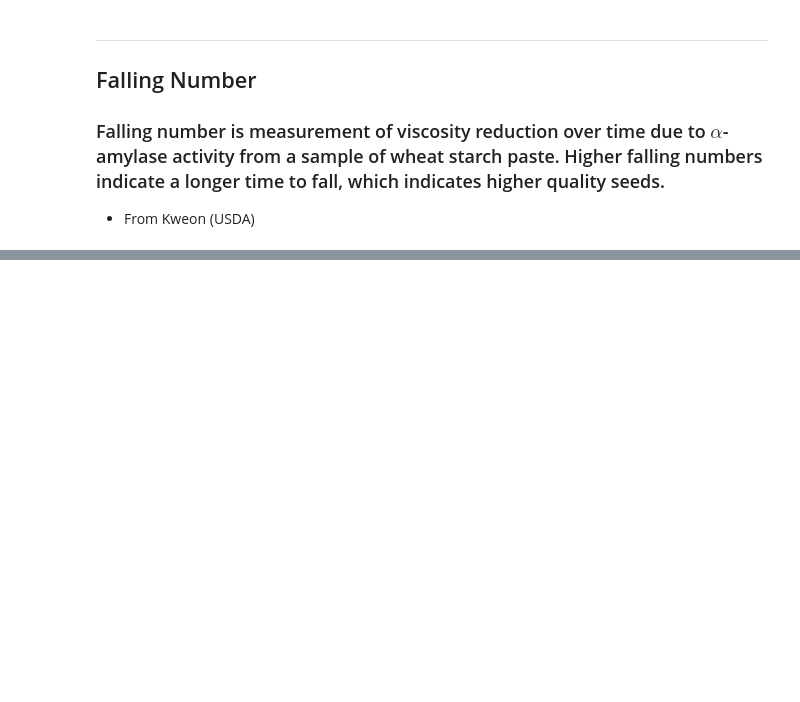
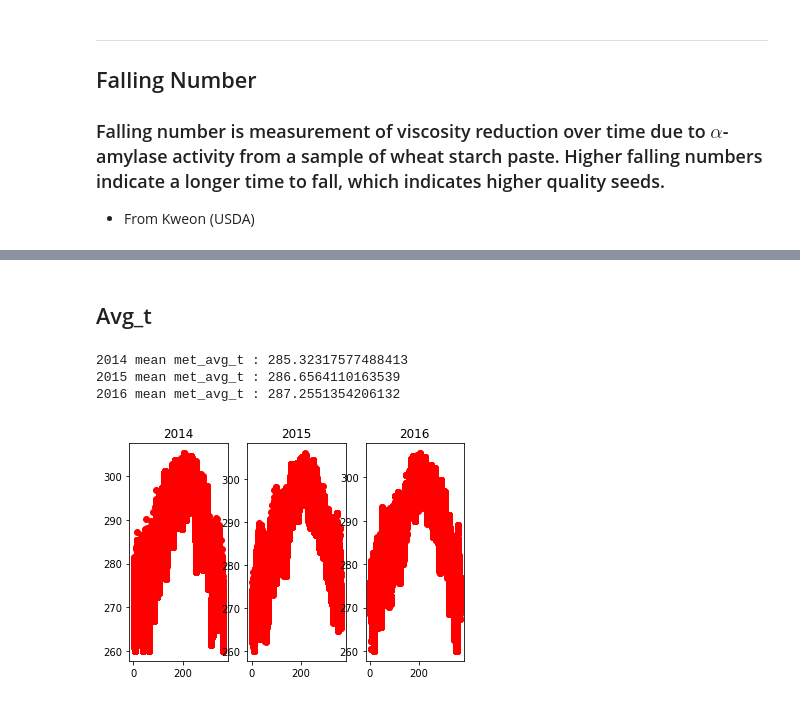
Before and after one commit to rvatassery/GrainQuality, a Jupyter notebook: InitialDataAnalysis.ipynb, the cells around one changed output, grey strips where cells are left out. Saved outputs shown, nothing was run; the diff lists cells and outputs as text; code cells hidden in the pictures; blank space fills up the shorter version.

```diff
--- a/InitialDataAnalysis.ipynb
+++ b/InitialDataAnalysis.ipynb
@@ -148,0 +166,19 @@ for yearInt in range(2014,2017):
+# %% [markdown]
+## Avg_t
+# %%
+fig, ax = plt.subplots(1,3)
+
+_counter = 0
+for yearInt in range(2014,2017):
+    ax[_counter].plot(joinData[yearInt].doy,joinData[yearInt].met_avg_t,'ro')
+    ax[_counter].set_title(str(yearInt))
+
+    print(str(yearInt)+' mean met_avg_t : '\
+          +str(joinData[yearInt].met_avg_t.mean()))
+
+    _counter += 1
+# %% [output]
+2014 mean met_avg_t : 285.32317577488413
+2015 mean met_avg_t : 286.6564110163539
+2016 mean met_avg_t : 287.2551354206132
+[figure, added]
```
Also changed, not shown: parts of 28 cells of this notebook, 1 other file.
